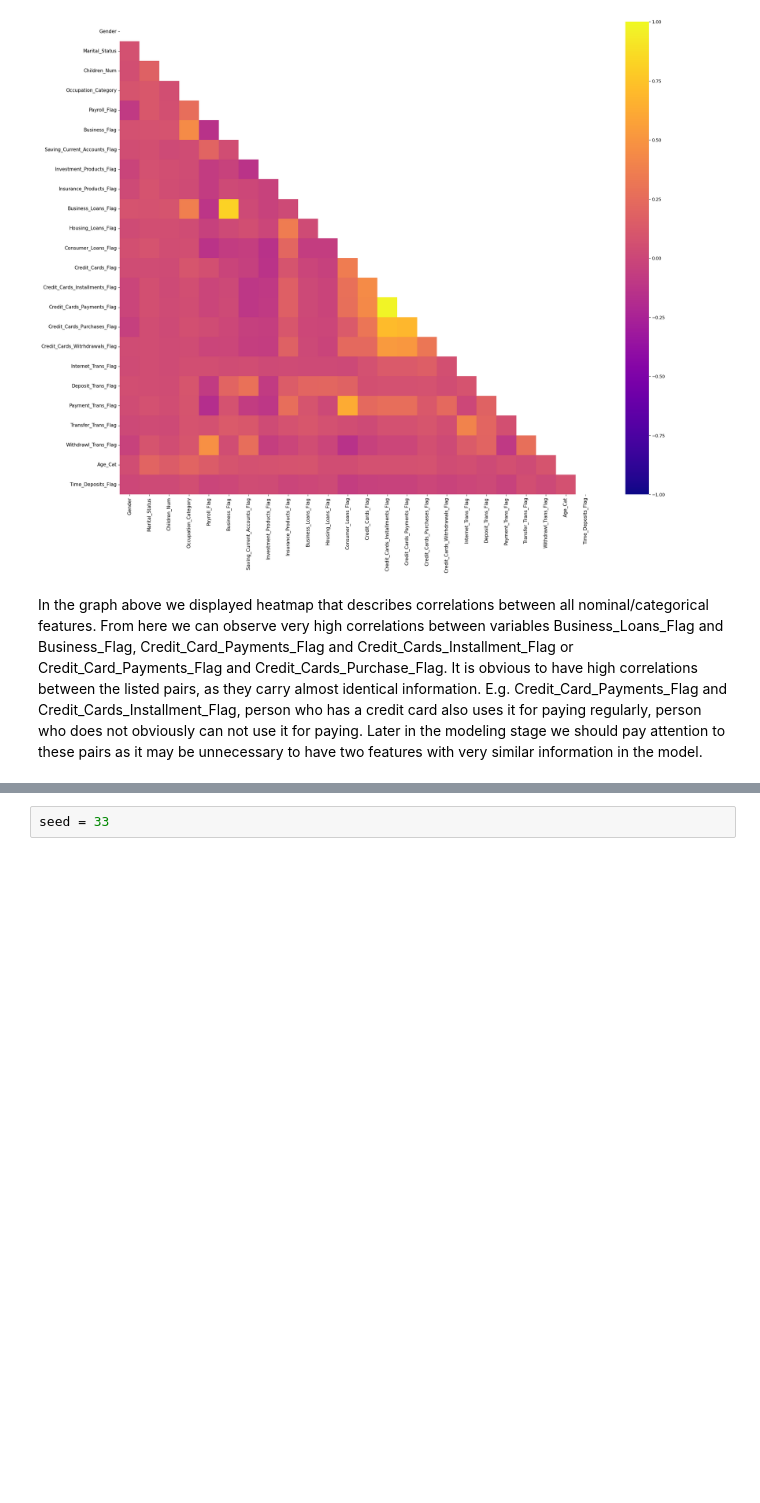
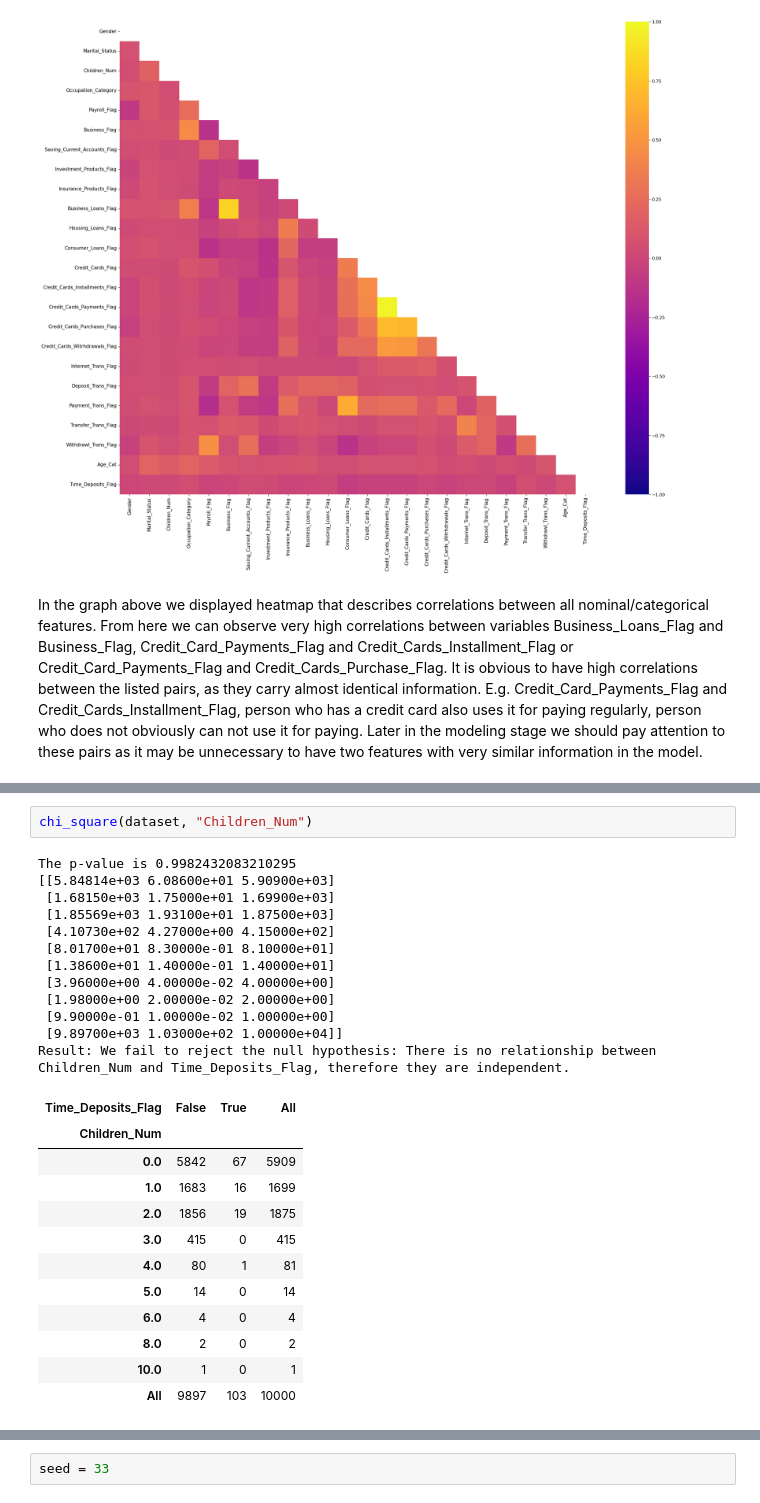
Before and after one commit to Doll03/4IZ480, a Jupyter notebook: Code/notebook.ipynb, the cells around one changed output, grey strips where cells are left out. Cells and saved outputs as stored; diff of their text form; blank space fills up the shorter version.

```diff
--- a/Code/notebook.ipynb
+++ b/Code/notebook.ipynb
@@ -295,0 +310,27 @@ Result: We fail to reject the null hypothesis: There is no relationship between
+# %%
+chi_square(dataset, "Children_Num")
+# %% [output]
+The p-value is 0.9982432083210295
+[[5.84814e+03 6.08600e+01 5.90900e+03]
+ [1.68150e+03 1.75000e+01 1.69900e+03]
+ [1.85569e+03 1.93100e+01 1.87500e+03]
+ [4.10730e+02 4.27000e+00 4.15000e+02]
+ [8.01700e+01 8.30000e-01 8.10000e+01]
+ [1.38600e+01 1.40000e-01 1.40000e+01]
+ [3.96000e+00 4.00000e-02 4.00000e+00]
+ [1.98000e+00 2.00000e-02 2.00000e+00]
+ [9.90000e-01 1.00000e-02 1.00000e+00]
+ [9.89700e+03 1.03000e+02 1.00000e+04]]
+Result: We fail to reject the null hypothesis: There is no relationship between Children_Num and Time_Deposits_Flag, therefore they are independent.
+| Time_Deposits_Flag | False | True | All |
+| Children_Num |  |  |  |
+| 0.0 | 5842 | 67 | 5909 |
+| 1.0 | 1683 | 16 | 1699 |
+| 2.0 | 1856 | 19 | 1875 |
+| 3.0 | 415 | 0 | 415 |
+| 4.0 | 80 | 1 | 81 |
+| 5.0 | 14 | 0 | 14 |
+| 6.0 | 4 | 0 | 4 |
+| 8.0 | 2 | 0 | 2 |
+| 10.0 | 1 | 0 | 1 |
+| All | 9897 | 103 | 10000 |
```
Also changed, not shown: parts of 6 cells of this notebook.
